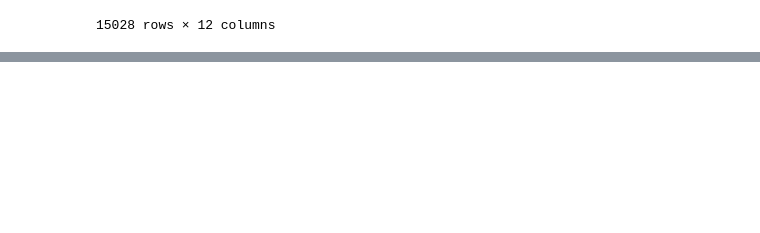
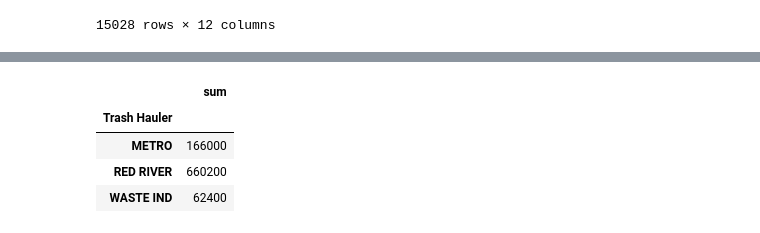
Before and after one commit to NSS-Data-Analytics-Cohort-17/trash-haulers-germany, a Jupyter notebook: scripts/trash_eda_Michele.ipynb, the cells around one changed output, grey strips where cells are left out. Cells and saved outputs as stored; diff of their text form; code cells hidden in the pictures; blank space fills up the shorter version.

```diff
--- a/scripts/trash_eda_Michele.ipynb
+++ b/scripts/trash_eda_Michele.ipynb
@@ -139,0 +191,9 @@ NameError: name 'missed_pickups_df' is not defined
+# %%
+missed_pickups_by_hauler = (missed_pickups_df.groupby('Trash Hauler')['fine_owed'].agg(['sum']))
+missed_pickups_by_hauler
+# %% [output]
+|  | sum |
+| Trash Hauler |  |
+| METRO | 166000 |
+| RED RIVER | 660200 |
+| WASTE IND | 62400 |
```
Also changed, not shown: parts of 12 cells of this notebook.
